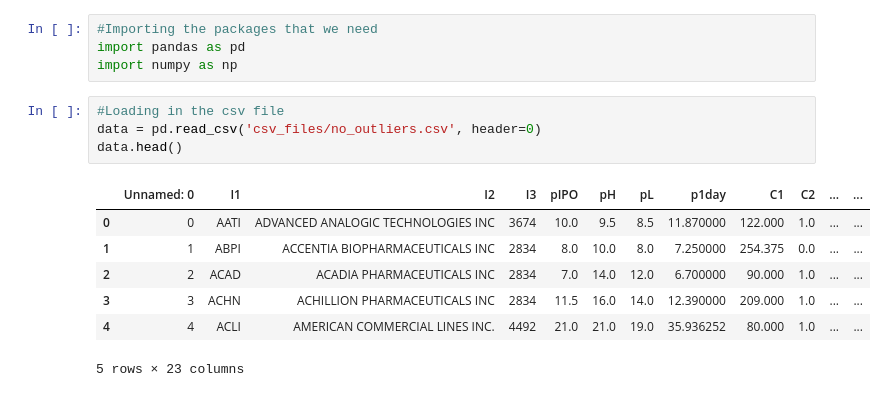
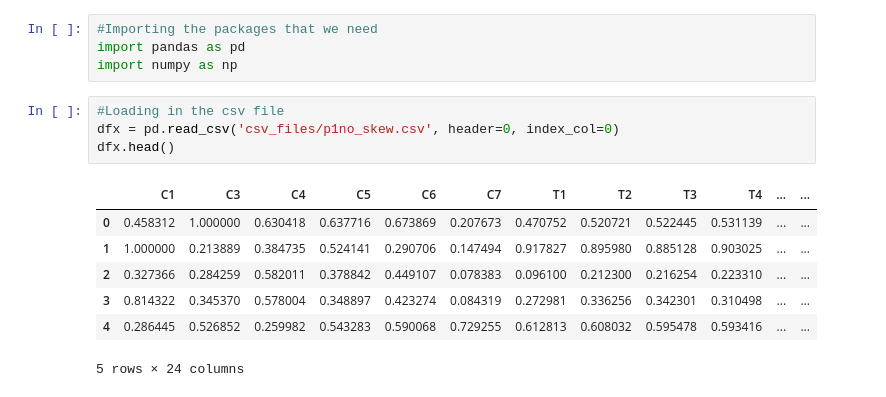
Before and after one commit to BA545-SP2019/2019-competition1-kerry-alex-and-mike, a Jupyter notebook: Binning.ipynb, the cells around one changed output. Saved outputs shown, nothing was run; the diff lists cells and outputs as text.

```diff
--- a/Binning.ipynb
+++ b/Binning.ipynb
@@ -4,13 +4,13 @@ import pandas as pd
 import numpy as np
 # %%
 #Loading in the csv file
-data = pd.read_csv('csv_files/no_outliers.csv', header=0)
-data.head()
+dfx = pd.read_csv('csv_files/p1no_skew.csv', header=0, index_col=0)
+dfx.head()
 # %% [output]
-|  | Unnamed: 0 | I1 | I2 | I3 | pIPO | pH | pL | p1day | C1 | C2 | ... | ... |
-| 0 | 0 | AATI | ADVANCED ANALOGIC TECHNOLOGIES INC | 3674 | 10.0 | 9.5 | 8.5 | 11.870000 | 122.000 | 1.0 | ... | ... |
-| 1 | 1 | ABPI | ACCENTIA BIOPHARMACEUTICALS INC | 2834 | 8.0 | 10.0 | 8.0 | 7.250000 | 254.375 | 0.0 | ... | ... |
-| 2 | 2 | ACAD | ACADIA PHARMACEUTICALS INC | 2834 | 7.0 | 14.0 | 12.0 | 6.700000 | 90.000 | 1.0 | ... | ... |
-| 3 | 3 | ACHN | ACHILLION PHARMACEUTICALS INC | 2834 | 11.5 | 16.0 | 14.0 | 12.390000 | 209.000 | 1.0 | ... | ... |
-| 4 | 4 | ACLI | AMERICAN COMMERCIAL LINES INC. | 4492 | 21.0 | 21.0 | 19.0 | 35.936252 | 80.000 | 1.0 | ... | ... |
+|  | C1 | C3 | C4 | C5 | C6 | C7 | T1 | T2 | T3 | T4 | ... | ... |
+| 0 | 0.458312 | 1.000000 | 0.630418 | 0.637716 | 0.673869 | 0.207673 | 0.470752 | 0.520721 | 0.522445 | 0.531139 | ... | ... |
+| 1 | 1.000000 | 0.213889 | 0.384735 | 0.524141 | 0.290706 | 0.147494 | 0.917827 | 0.895980 | 0.885128 | 0.903025 | ... | ... |
+| 2 | 0.327366 | 0.284259 | 0.582011 | 0.378842 | 0.449107 | 0.078383 | 0.096100 | 0.212300 | 0.216254 | 0.223310 | ... | ... |
+| 3 | 0.814322 | 0.345370 | 0.578004 | 0.348897 | 0.423274 | 0.084319 | 0.272981 | 0.336256 | 0.342301 | 0.310498 | ... | ... |
+| 4 | 0.286445 | 0.526852 | 0.259982 | 0.543283 | 0.590068 | 0.729255 | 0.612813 | 0.608032 | 0.595478 | 0.593416 | ... | ... |
-5 rows × 23 columns
+5 rows × 24 columns
```
Also changed, not shown: parts of 9 cells of this notebook.
